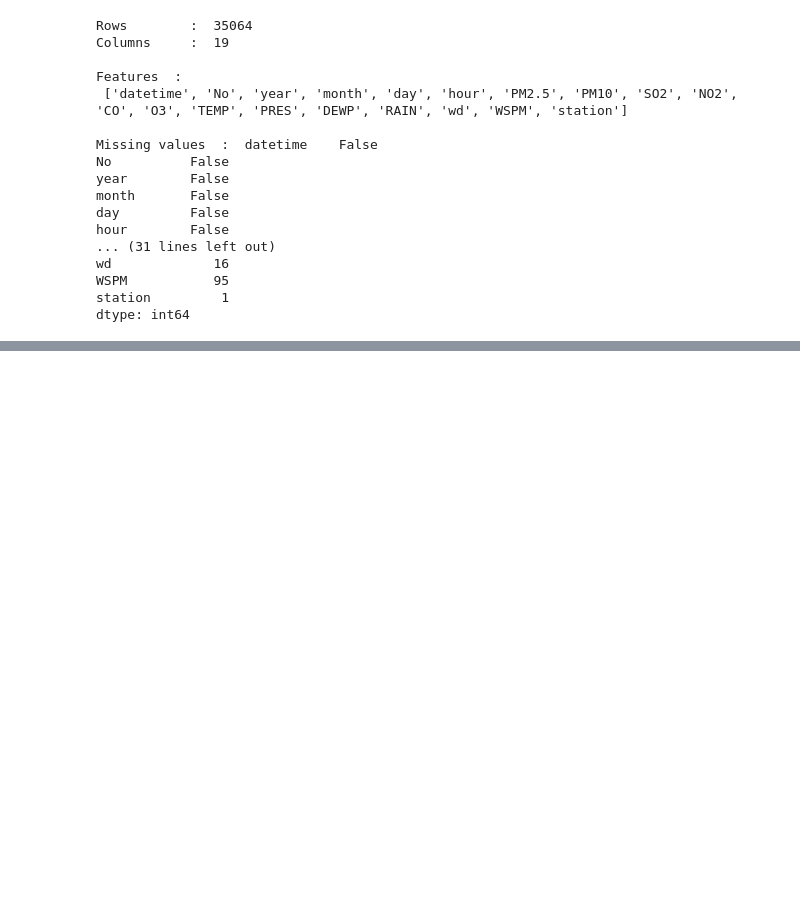
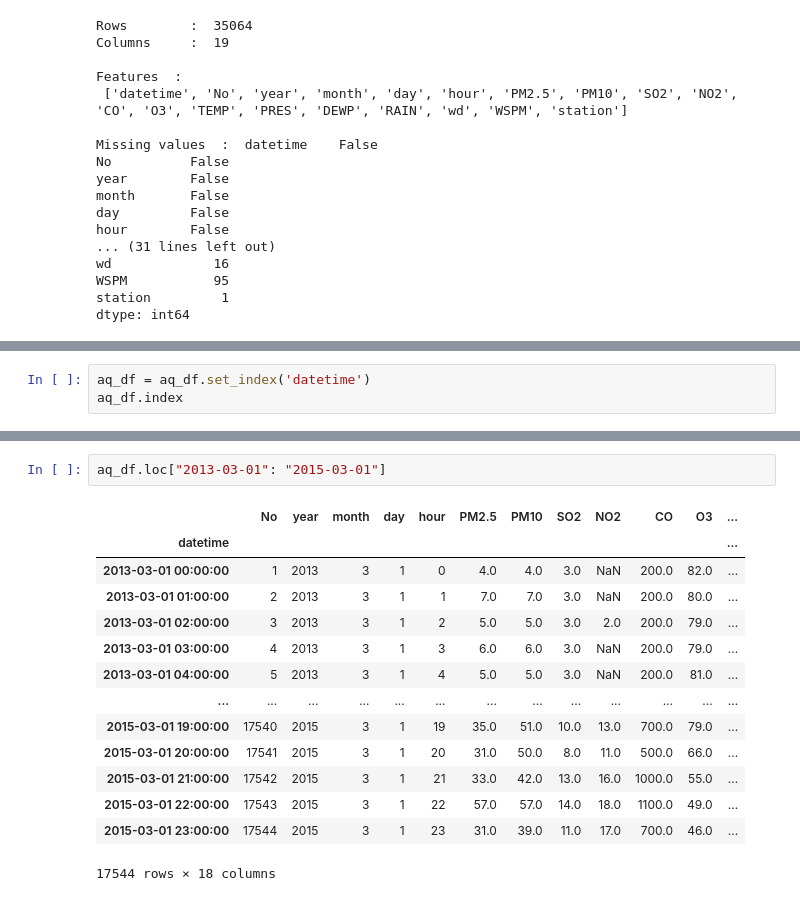
Before and after one commit to Aifedayo/Time-Series-Forecasting, a Jupyter notebook: src/notebook/air_quality_forecast_dingling.ipynb, the cells around one changed output, grey strips where cells are left out. Cells and saved outputs as stored; diff of their text form; blank space fills up the shorter version.

```diff
--- a/src/notebook/air_quality_forecast_dingling.ipynb
+++ b/src/notebook/air_quality_forecast_dingling.ipynb
@@ -144,0 +148,3 @@ aq_df.describe()
+# %%
+aq_df = aq_df.set_index('datetime')
+aq_df.index
@@ -144,0 +174,17 @@ aq_df.describe()
+# %%
+aq_df.loc["2013-03-01": "2015-03-01"]
+# %% [output]
+|  | No | year | month | day | hour | PM2.5 | PM10 | SO2 | NO2 | CO | O3 | ... |
+| datetime |  |  |  |  |  |  |  |  |  |  |  | ... |
+| 2013-03-01 00:00:00 | 1 | 2013 | 3 | 1 | 0 | 4.0 | 4.0 | 3.0 | NaN | 200.0 | 82.0 | ... |
+| 2013-03-01 01:00:00 | 2 | 2013 | 3 | 1 | 1 | 7.0 | 7.0 | 3.0 | NaN | 200.0 | 80.0 | ... |
+| 2013-03-01 02:00:00 | 3 | 2013 | 3 | 1 | 2 | 5.0 | 5.0 | 3.0 | 2.0 | 200.0 | 79.0 | ... |
+| 2013-03-01 03:00:00 | 4 | 2013 | 3 | 1 | 3 | 6.0 | 6.0 | 3.0 | NaN | 200.0 | 79.0 | ... |
+| 2013-03-01 04:00:00 | 5 | 2013 | 3 | 1 | 4 | 5.0 | 5.0 | 3.0 | NaN | 200.0 | 81.0 | ... |
+| ... | ... | ... | ... | ... | ... | ... | ... | ... | ... | ... | ... | ... |
+| 2015-03-01 19:00:00 | 17540 | 2015 | 3 | 1 | 19 | 35.0 | 51.0 | 10.0 | 13.0 | 700.0 | 79.0 | ... |
+| 2015-03-01 20:00:00 | 17541 | 2015 | 3 | 1 | 20 | 31.0 | 50.0 | 8.0 | 11.0 | 500.0 | 66.0 | ... |
+| 2015-03-01 21:00:00 | 17542 | 2015 | 3 | 1 | 21 | 33.0 | 42.0 | 13.0 | 16.0 | 1000.0 | 55.0 | ... |
+| 2015-03-01 22:00:00 | 17543 | 2015 | 3 | 1 | 22 | 57.0 | 57.0 | 14.0 | 18.0 | 1100.0 | 49.0 | ... |
+| 2015-03-01 23:00:00 | 17544 | 2015 | 3 | 1 | 23 | 31.0 | 39.0 | 11.0 | 17.0 | 700.0 | 46.0 | ... |
+17544 rows × 18 columns
```
Also changed, not shown: parts of 4 cells of this notebook.
